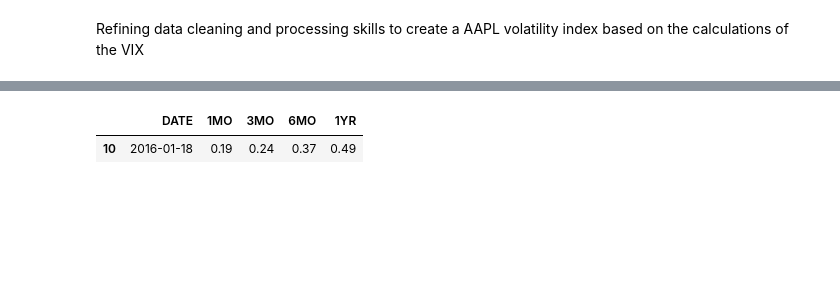
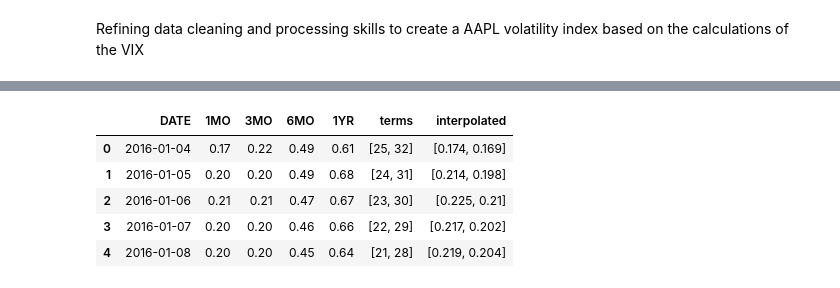
Before and after one commit to joeHollander/Quant_Finance, a Jupyter notebook: AAPL_VIX.ipynb, the cells around one changed output, grey strips where cells are left out. Cells and saved outputs as stored; diff of their text form; code cells hidden in the pictures; blank space fills up the shorter version.

```diff
--- a/AAPL_VIX.ipynb
+++ b/AAPL_VIX.ipynb
@@ -114,3 +100,8 @@ for i in range(20):
+# %%
+# i have no clue why 42 is weird dropped on rates too
+df = df.drop(42)
+df_index = np.arange(df.shape[0])
+df.index = df_index
 # %%
 # importing rates data
 mo1 = pd.read_csv("1Month_2016.csv")
@@ -118,7 +109,7 @@ mo3 = pd.read_csv("3Month_2016.csv")
 mo6 = pd.read_csv("6Month_2016.csv")
 yr1 = pd.read_csv("1Year_2016.csv")
 
-# combining data and dropping duplicate dates
+# combining data and dropping duplicate date columns
 rates = pd.concat([mo1, mo3, mo6, yr1], axis=1)
 # df.columns.duplicated returns True for duplicated columns (for columns [a, b, a]: [False, False, True])
 # ~ inverts ([True, True, False]) so it only keeps non duplicates
@@ -126,8 +117,9 @@ rates = rates.loc[:,~rates.columns.duplicated()]
 
 #  renaming columns and filling na
 rates = rates.rename(columns={"DGS1MO":"1MO","DGS3MO":"3MO","DGS6MO":"6MO","DGS1":"1YR"})
-rates = rates.replace(".", np.NaN).fillna(method="ffill")
-rates[rates["DATE"] == "2016-01-18"]
+rates = rates.replace(".", np.NaN).dropna()
+rates["DATE"] = pd.to_datetime(rates["DATE"])
+rates = rates.drop(42)
+# date to datetime
+rates_index = np.arange(rates.shape[0])
+rates.index = rates_index
-# %% [output]
-|  | DATE | 1MO | 3MO | 6MO | 1YR |
-| 10 | 2016-01-18 | 0.19 | 0.24 | 0.37 | 0.49 |
@@ -135,0 +126,28 @@ rates[rates["DATE"] == "2016-01-18"]
+# %%
+# creating cubic spline based on rates
+df["terms"] = df["days to expiration"].apply(lambda x:
+sorted(set(x)))
+
+# model
+from scipy.interpolate import CubicSpline
+
+rates["terms"] = df["terms"]
+rates["interpolated"] = None
+
+def interpolation(row):
+    y = list(row[["1MO", "3MO", "6MO", "1YR"]])
+    x = [30, 90, 180, 365]
+    cs = CubicSpline(x, y)
+    xs = row["terms"]
+    res = [np.round(cs(x_val), 3) for x_val in xs]
+    return res
+
+rates["interpolated"] = rates.apply(interpolation, axis=1)
+rates.head()
+# %% [output]
+|  | DATE | 1MO | 3MO | 6MO | 1YR | terms | interpolated |
+| 0 | 2016-01-04 | 0.17 | 0.22 | 0.49 | 0.61 | [25, 32] | [0.174, 0.169] |
+| 1 | 2016-01-05 | 0.20 | 0.20 | 0.49 | 0.68 | [24, 31] | [0.214, 0.198] |
+| 2 | 2016-01-06 | 0.21 | 0.21 | 0.47 | 0.67 | [23, 30] | [0.225, 0.21] |
+| 3 | 2016-01-07 | 0.20 | 0.20 | 0.46 | 0.66 | [22, 29] | [0.217, 0.202] |
+| 4 | 2016-01-08 | 0.20 | 0.20 | 0.45 | 0.64 | [21, 28] | [0.219, 0.204] |
```
Also changed, not shown: parts of 10 cells of this notebook, 6 other files.
